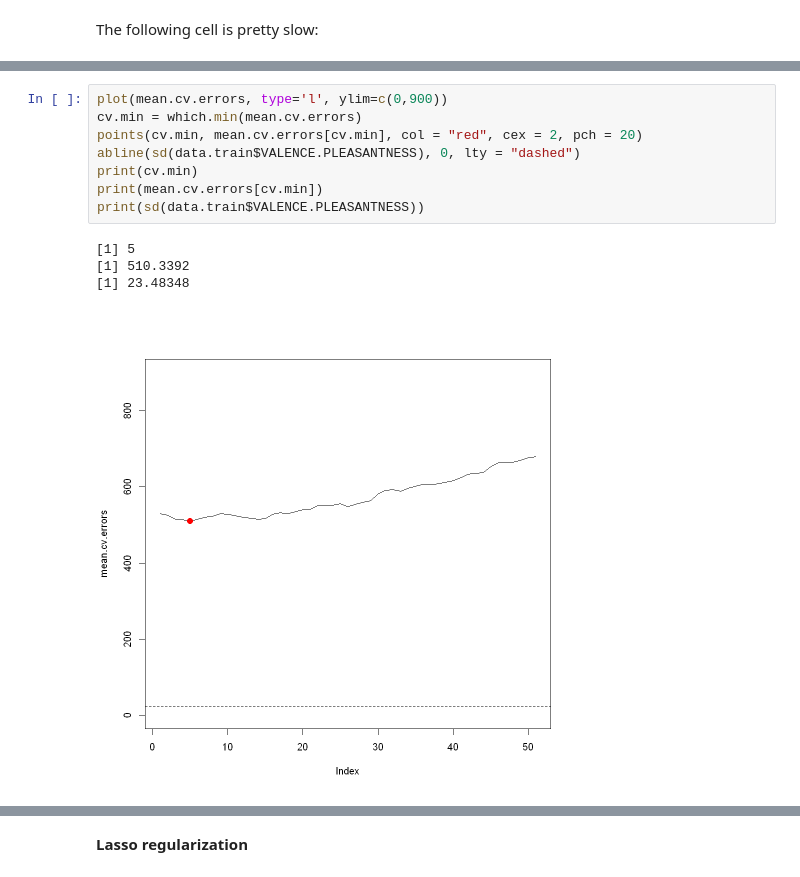
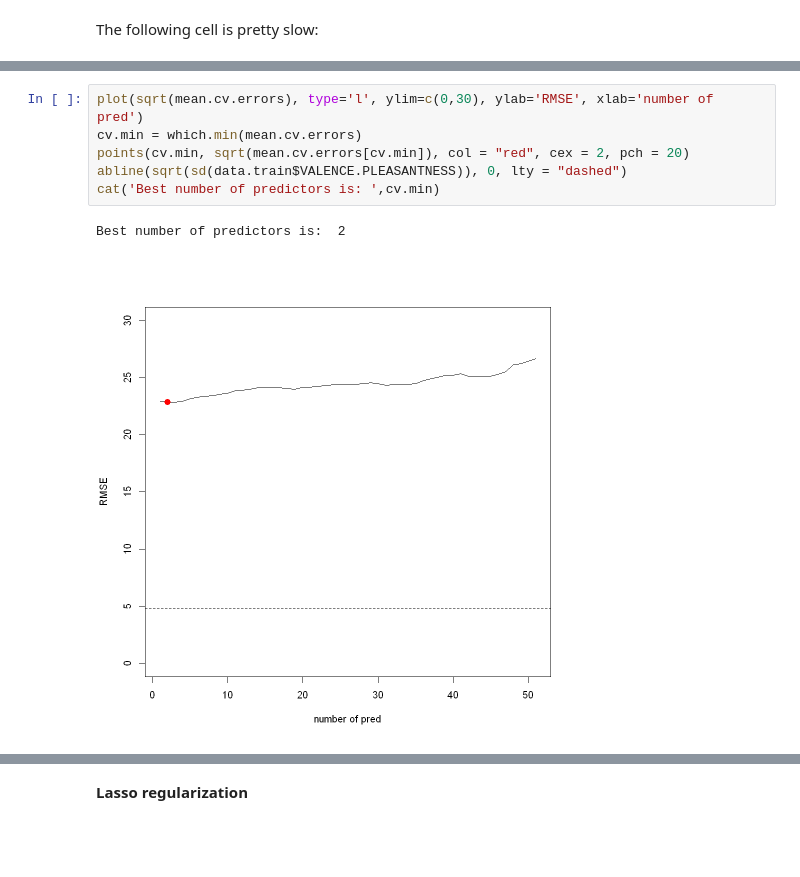
Before and after one commit to tomcastigl/BIO-322_mini_proj, a Jupyter notebook: src/projectA.ipynb, the cells around one changed output, grey strips where cells are left out. Cells and saved outputs as stored; diff of their text form; blank space fills up the shorter version.

```diff
--- a/src/projectA.ipynb
+++ b/src/projectA.ipynb
@@ -194,17 +194,13 @@ Warning message in leaps.setup(x, y, wt = wt, nbest = nbest, nvmax = nvmax, forc
 Reordering variables and trying again:
 # %%
-plot(mean.cv.errors, type='l', ylim=c(0,900))
+plot(sqrt(mean.cv.errors), type='l', ylim=c(0,30), ylab='RMSE', xlab='number of pred')
 cv.min = which.min(mean.cv.errors)
-points(cv.min, mean.cv.errors[cv.min], col = "red", cex = 2, pch = 20)
-abline(sd(data.train$VALENCE.PLEASANTNESS), 0, lty = "dashed")
-print(cv.min)
-print(mean.cv.errors[cv.min])
-print(sd(data.train$VALENCE.PLEASANTNESS))
+points(cv.min, sqrt(mean.cv.errors[cv.min]), col = "red", cex = 2, pch = 20)
+abline(sqrt(sd(data.train$VALENCE.PLEASANTNESS)), 0, lty = "dashed")
+cat('Best number of predictors is: ',cv.min)
 # %% [output]
-[1] 5
-[1] 510.3392
-[1] 23.48348
+Best number of predictors is:  2
-[figure, old version]
+[figure, new version]
 # %%
 reg.test.pred<-predict.regsubsets(reg.fit.fwd,data.test, cv.min, formula=VALENCE.PLEASANTNESS ~ .)
 reg.test.RMSE<-sqrt(mean((data.test$VALENCE.PLEASANTNESS-reg.test.pred)^2))
```
Also changed, not shown: parts of 6 cells of this notebook.
